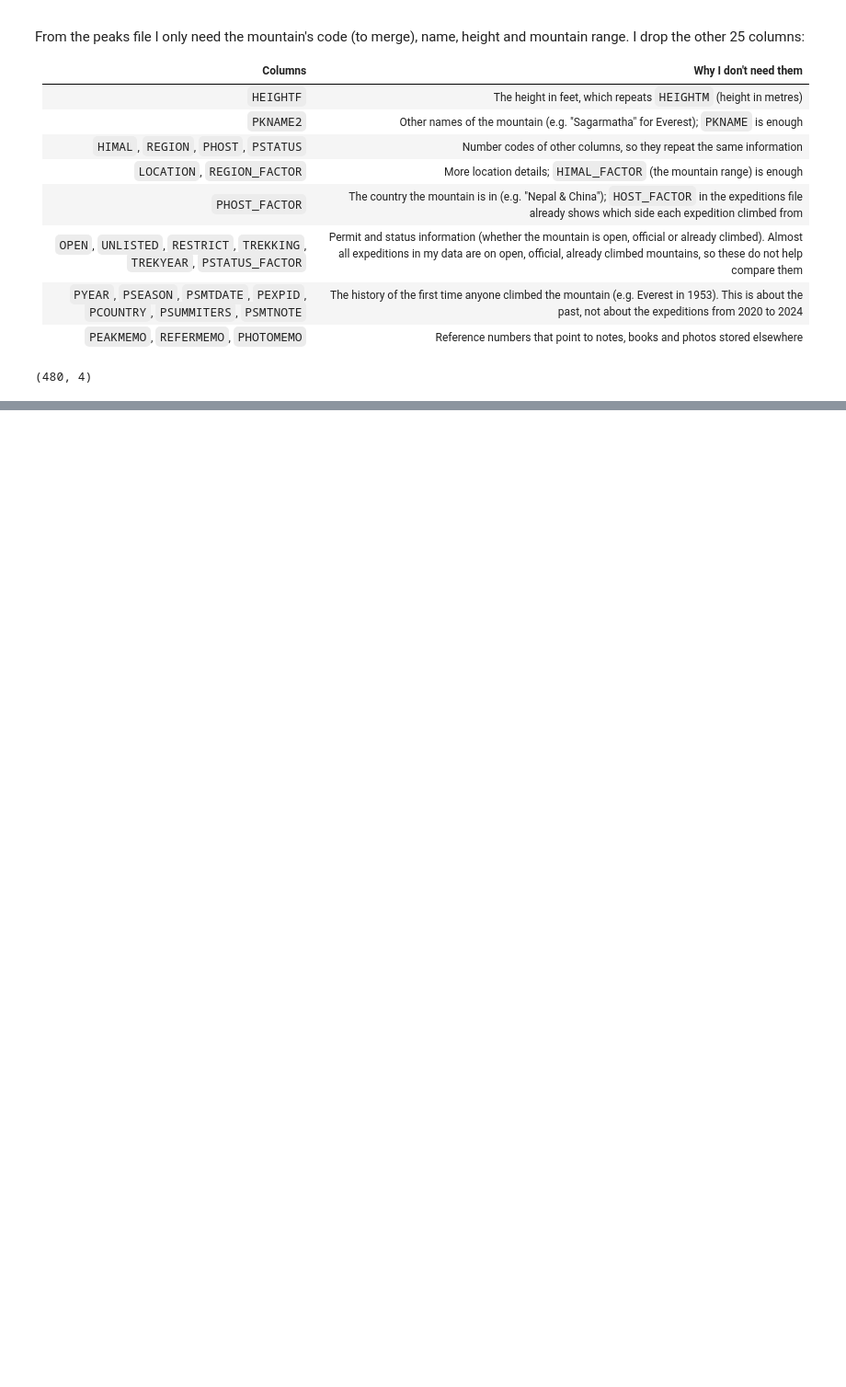
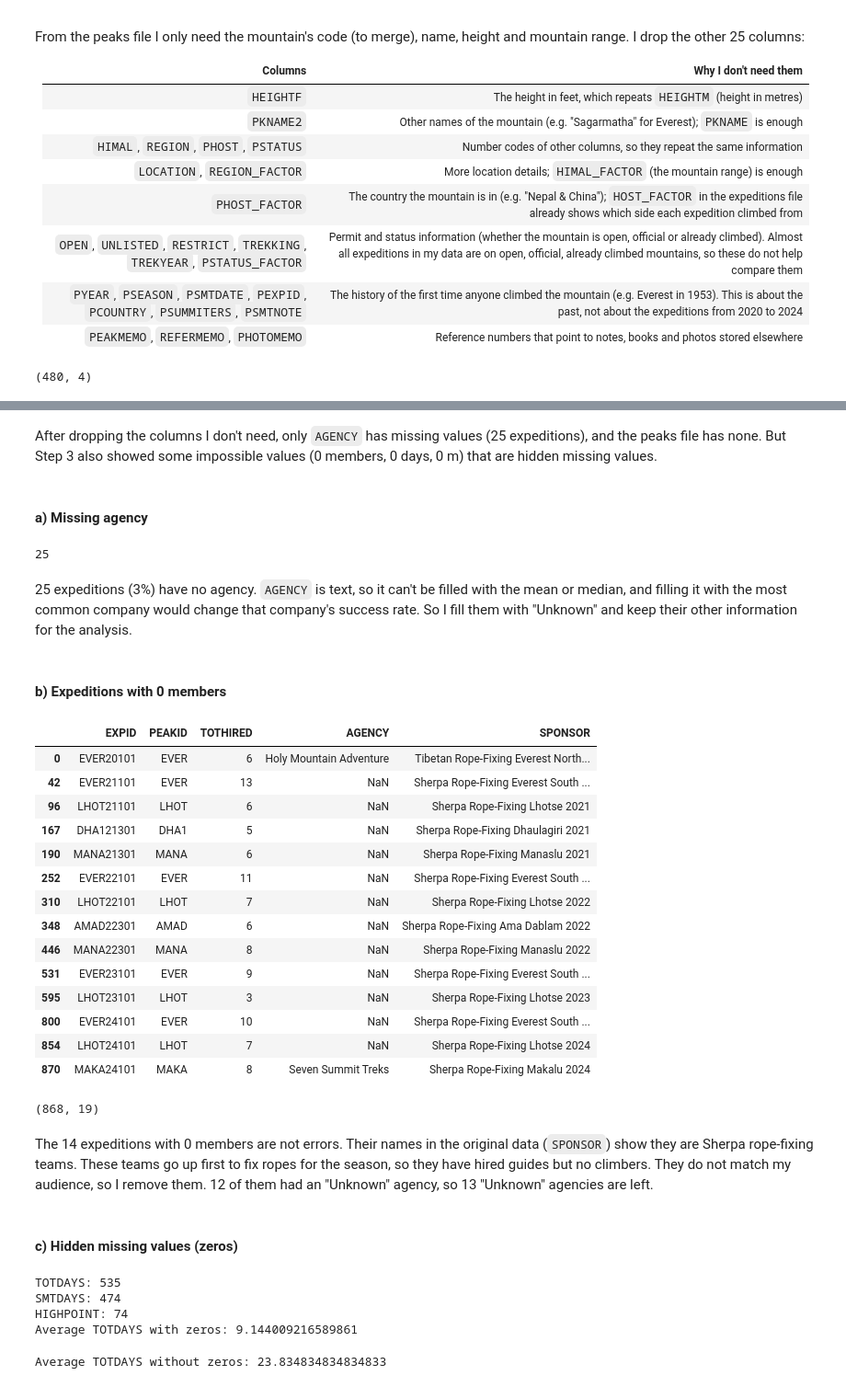
Before and after one commit to Aleenw/himalayan-expeditions-analysis, a Jupyter notebook: notebook/himalayan_eda.ipynb, the cells around one changed output, grey strips where cells are left out. Shown at 92% size. Saved outputs shown, nothing was run; the diff lists cells and outputs as text; code cells hidden in the pictures; blank space fills up the shorter version.

Commit message:
handle missing value + duplicates + convert data type + rename columns

```diff
--- a/notebook/himalayan_eda.ipynb
+++ b/notebook/himalayan_eda.ipynb
@@ -366,0 +391,69 @@ print(peaks.shape)   #(480, 4)
+# %% [markdown]
+After dropping the columns I don't need, only `AGENCY` has missing values (25 expeditions), and the peaks file has none. But Step 3 also showed some impossible values (0 members, 0 days, 0 m) that are hidden missing values.
+# %% [markdown]
+#### a) Missing agency
+# %%
+#fill the missing company with "Unknown"
+print(exped["AGENCY"].isnull().sum())   #25
+exped["AGENCY"] = exped["AGENCY"].fillna("Unknown")
+# %% [output]
+25
+# %% [markdown]
+25 expeditions (3%) have no agency. `AGENCY` is text, so it can't be filled with the mean or median, and filling it with the most common company would change that company's success rate. So I fill them with "Unknown" and keep their other information for the analysis.
+# %% [markdown]
+#### b) Expeditions with 0 members
+# %%
+exped_raw = pd.read_csv("../data/exped_tidy.csv", encoding="latin1")
+
+
+#look at the expeditions with 0 members
+exped_raw[exped_raw["TOTMEMBERS"] == 0][["EXPID", "PEAKID", "TOTHIRED", "AGENCY", "SPONSOR"]]
+# %% [output]
+|  | EXPID | PEAKID | TOTHIRED | AGENCY | SPONSOR |
+| 0 | EVER20101 | EVER | 6 | Holy Mountain Adventure | Tibetan Rope-Fixing Everest North... |
+| 42 | EVER21101 | EVER | 13 | NaN | Sherpa Rope-Fixing Everest South ... |
+| 96 | LHOT21101 | LHOT | 6 | NaN | Sherpa Rope-Fixing Lhotse 2021 |
+| 167 | DHA121301 | DHA1 | 5 | NaN | Sherpa Rope-Fixing Dhaulagiri 2021 |
+| 190 | MANA21301 | MANA | 6 | NaN | Sherpa Rope-Fixing Manaslu 2021 |
+| 252 | EVER22101 | EVER | 11 | NaN | Sherpa Rope-Fixing Everest South ... |
+| 310 | LHOT22101 | LHOT | 7 | NaN | Sherpa Rope-Fixing Lhotse 2022 |
+| 348 | AMAD22301 | AMAD | 6 | NaN | Sherpa Rope-Fixing Ama Dablam 2022 |
+| 446 | MANA22301 | MANA | 8 | NaN | Sherpa Rope-Fixing Manaslu 2022 |
+| 531 | EVER23101 | EVER | 9 | NaN | Sherpa Rope-Fixing Everest South ... |
+| 595 | LHOT23101 | LHOT | 3 | NaN | Sherpa Rope-Fixing Lhotse 2023 |
+| 800 | EVER24101 | EVER | 10 | NaN | Sherpa Rope-Fixing Everest South ... |
+| 854 | LHOT24101 | LHOT | 7 | NaN | Sherpa Rope-Fixing Lhotse 2024 |
+| 870 | MAKA24101 | MAKA | 8 | Seven Summit Treks | Sherpa Rope-Fixing Makalu 2024 |
+# %%
+#remove the rope-fixing teams
+exped = exped[exped["TOTMEMBERS"] > 0]
+print(exped.shape)   #(868, 19)
+# %% [output]
+(868, 19)
+# %% [markdown]
+The 14 expeditions with 0 members are not errors. Their names in the original data (`SPONSOR`) show they are Sherpa rope-fixing teams. These teams go up first to fix ropes for the season, so they have hired guides but no climbers. They do not match my audience, so I remove them. 12 of them had an "Unknown" agency, so 13 "Unknown" agencies are left.
+# %% [markdown]
+#### c) Hidden missing values (zeros)
+# %%
+#count the zeros
+print("TOTDAYS:", (exped["TOTDAYS"] == 0).sum())       #535
+print("SMTDAYS:", (exped["SMTDAYS"] == 0).sum())       #474
+print("HIGHPOINT:", (exped["HIGHPOINT"] == 0).sum())   #74
+
+#average number of days before fixing
+print("Average TOTDAYS with zeros:", exped["TOTDAYS"].mean())   #9.1
+# %% [output]
+TOTDAYS: 535
+SMTDAYS: 474
+HIGHPOINT: 74
+Average TOTDAYS with zeros: 9.144009216589861
+# %%
+#replace the zeros with NaN (missing)
+exped["TOTDAYS"] = exped["TOTDAYS"].replace(0, np.nan)
+exped["SMTDAYS"] = exped["SMTDAYS"].replace(0, np.nan)
+exped["HIGHPOINT"] = exped["HIGHPOINT"].replace(0, np.nan)
+
+#average number of days after fixing
+print("Average TOTDAYS without zeros:", exped["TOTDAYS"].mean())   #23.8
+# %% [output]
+Average TOTDAYS without zeros: 23.834834834834833
```
Also changed, not shown: parts of 15 cells of this notebook.
